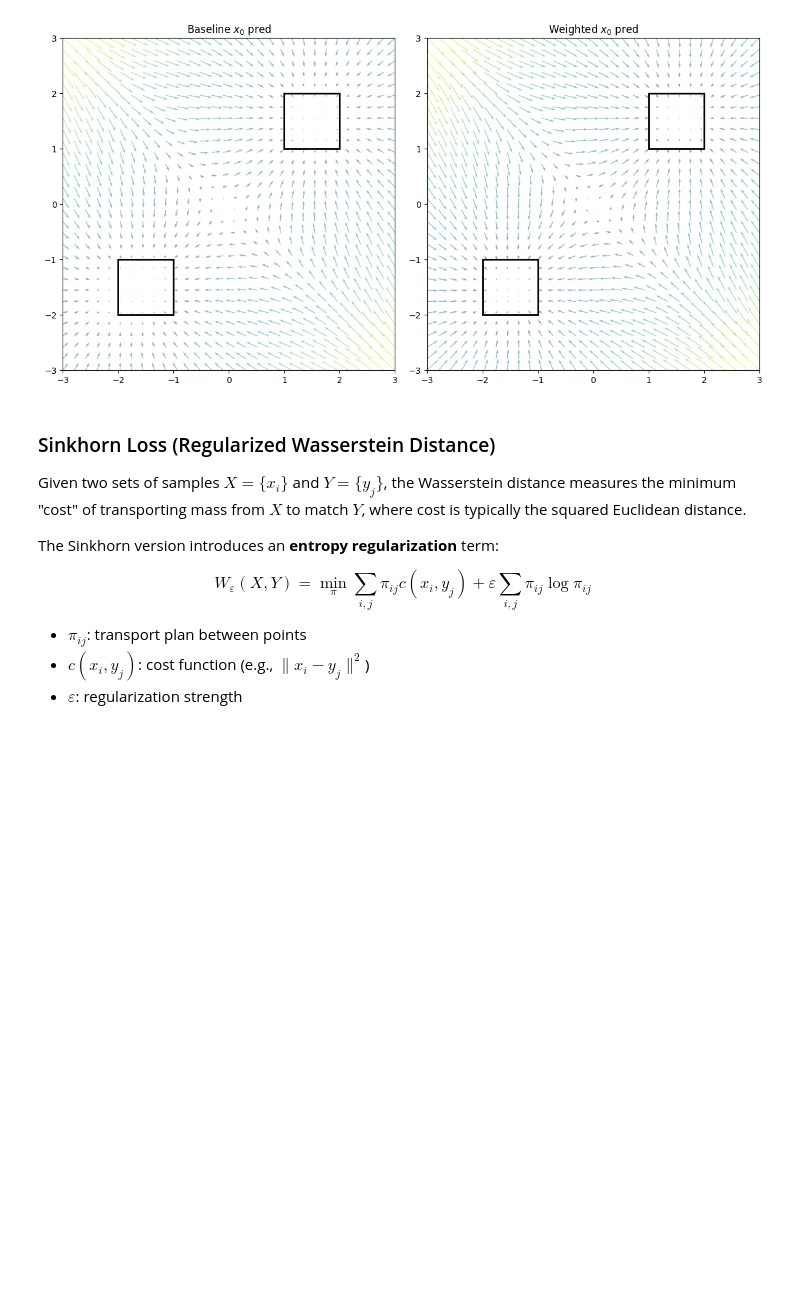
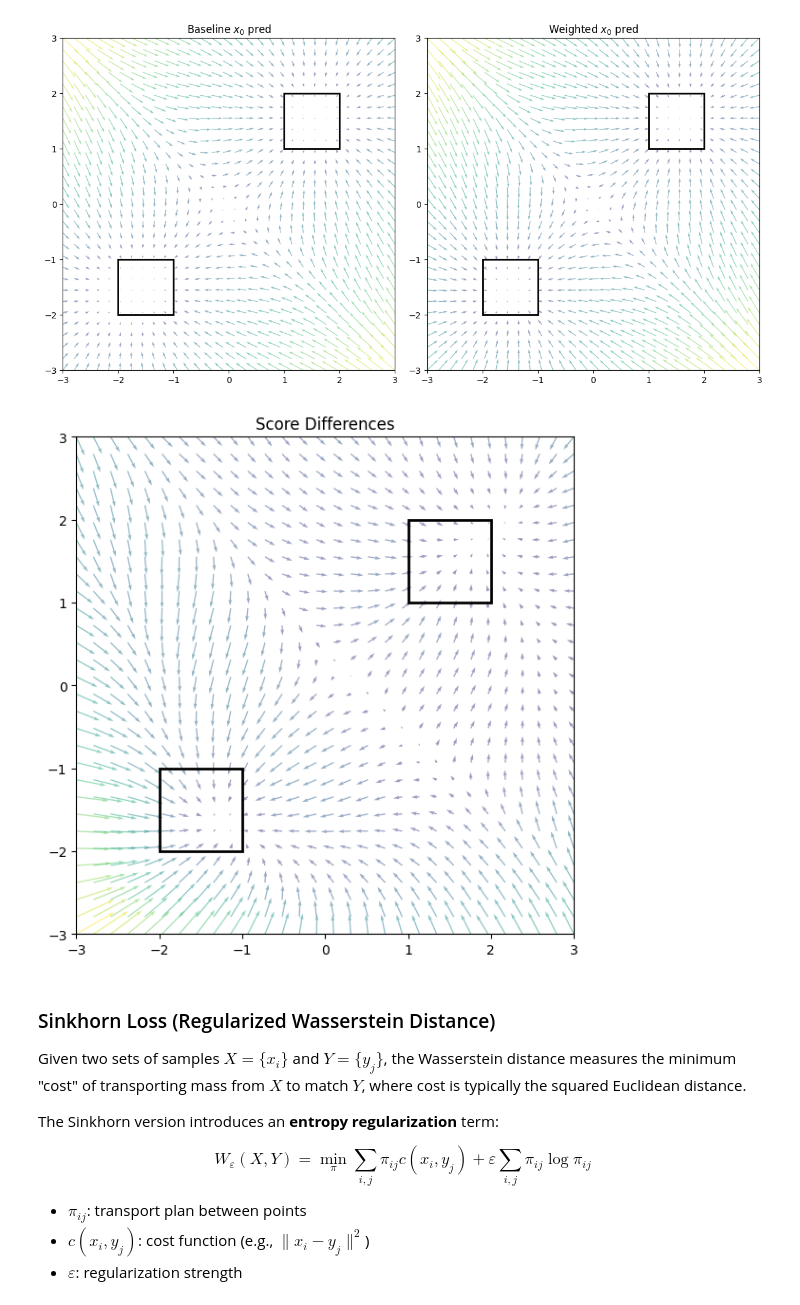
Before and after one commit to BevisD/guided-diffusion, a Jupyter notebook: loss_weighting.ipynb, the cells around one changed output. Cells and saved outputs as stored; diff of their text form; code cells hidden in the pictures; blank space fills up the shorter version.

Commit message:
feat: plot score difference field

```diff
--- a/loss_weighting.ipynb
+++ b/loss_weighting.ipynb
@@ -318,6 +318,22 @@ _ = axs[0].set_title(r"Baseline $x_0$ pred")
 _ = axs[1].set_title(r"Weighted $x_0$ pred")
 # %% [output]
 [figure]
+# %%
+fig, ax = plt.subplots(figsize=(6, 6), tight_layout=True)
+
+class ModelDiff(nn.Module):
+    def forward(self, x, t):
+        return 5 * (model_weighted(x, t) - model_baseline(x, t))
+
+t=5
+plot_score_field(ModelDiff(), ax, t=t, n=30)
+
+ax.add_patch(Rectangle((-2, -2), 1, 1, edgecolor='black', facecolor='none', lw=2))
+ax.add_patch(Rectangle((1, 1), 1, 1, edgecolor='black', facecolor='none', lw=2))
+
+_ = ax.set_title(r"Score Differences")
+# %% [output]
+[figure, added]
 # %% [markdown]
 ### Sinkhorn Loss (Regularized Wasserstein Distance)
 
```
Also changed, not shown: parts of 1 cell of this notebook.
